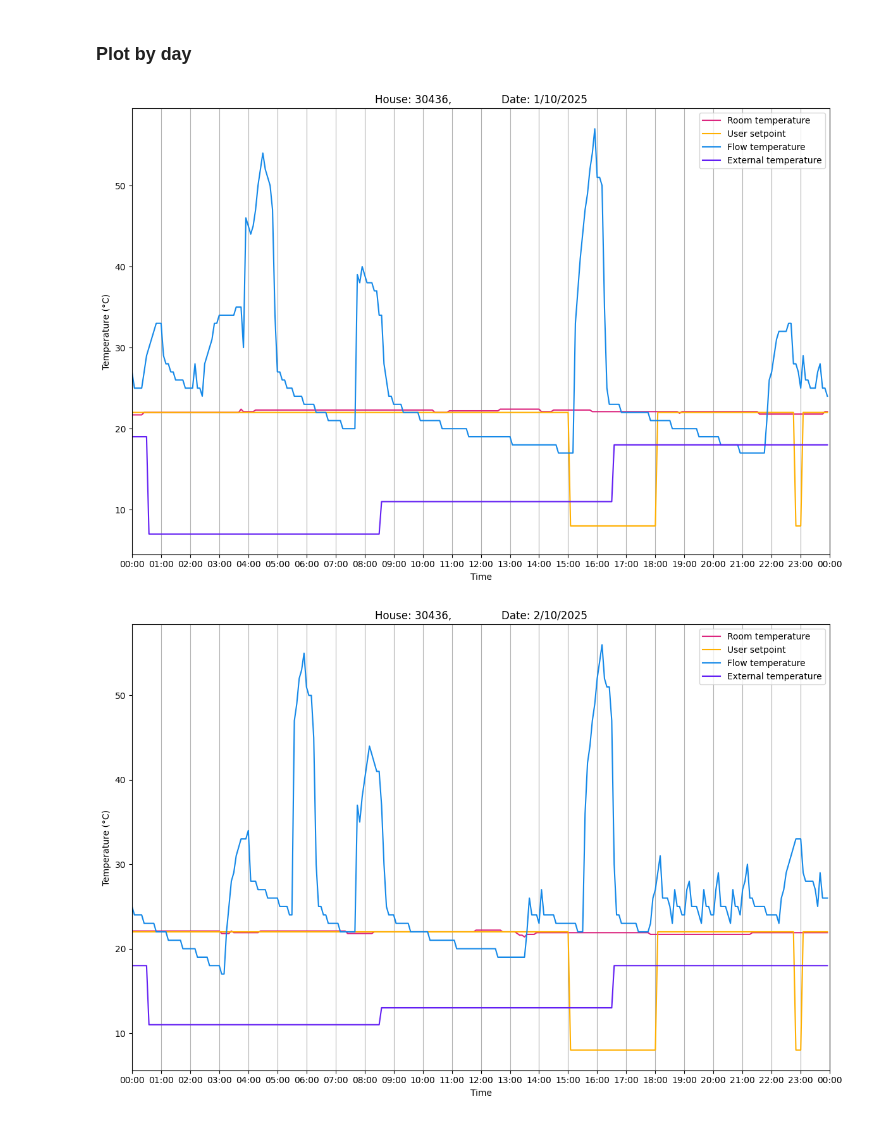
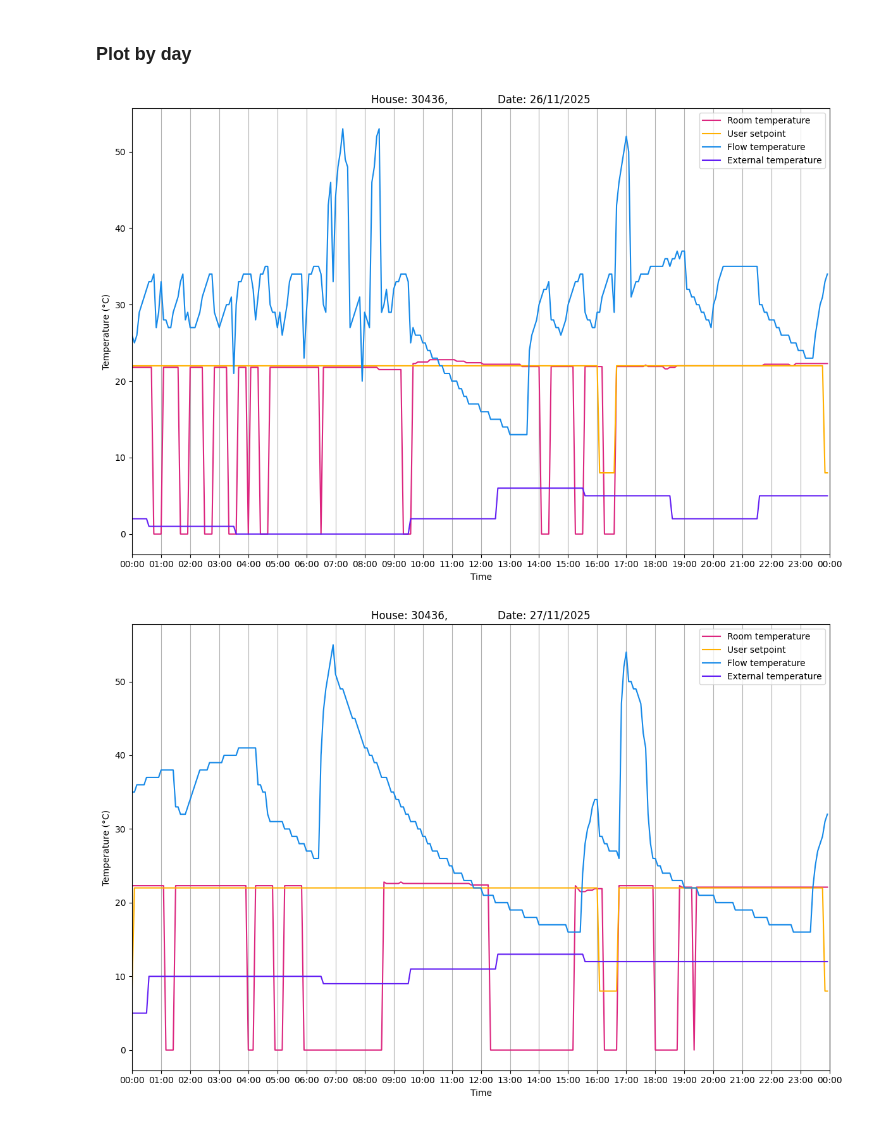
Before and after one commit to PracticeOrientedAICDT/PassivUK_Project_Spring_2026, a Jupyter notebook: EDA.ipynb, the cells around one changed output. Saved outputs shown, nothing was run; the diff lists cells and outputs as text; code cells hidden in the pictures.

Commit message:
feat - week choice index for day by day plotd

```diff
--- a/EDA.ipynb
+++ b/EDA.ipynb
@@ -112,36 +112,37 @@ for i in range(num_weeks):
 # %% [markdown]
 ### Plot by day
 # %%
+week_to_plot = 8  # Should be an int <= num_weeks corresponding to which week from the above graphs to zoom in on
 for i in range(7):
     # Slice by day
-    start_index = i*datapoints_in_day
-    end_index = i*datapoints_in_day + datapoints_in_day
+    start_index = datapoints_in_week*week_to_plot + i*datapoints_in_day
+    end_index = datapoints_in_week*week_to_plot + i*datapoints_in_day + datapoints_in_day
 
     dates = house_df["Datetime"][start_index:end_index]
     room_temp = house_df["Room temperature (Zone 1) (°C)"][start_index:end_index]
     user_setpoint = house_df["Setpoint temperature (Zone 1) (°C)"][start_index:end_index]
     flow_temp = house_df["Flow temperature (°C)"][start_index:end_index]
     # flow_setpoint = house_df["Flow temperature setpoint (°C)"][start_index:end_index]
     ext_temp = house_df["External temperature (°C)"][start_index:end_index]
 
     # Plot temperature variation across training dataset
     fig = plt.figure(figsize=(12,8), layout="tight")
     plt.plot(dates, room_temp, label="Room temperature", c=colours[0])
     plt.plot(dates, user_setpoint, label="User setpoint", c=colours[1])
     plt.plot(dates, flow_temp, label="Flow temperature", c=colours[2])
     # plt.plot(dates, flow_setpoint, label="Flow setpoint")
     plt.plot(dates, ext_temp, label="External temperature", c=colours[3])
     ax = plt.gca()
     ax.xaxis.set_major_locator(HourLocator(interval=1))
     ax.xaxis.set_major_formatter(DateFormatter('%H:%M'))
     plt.xlim(house_df["Datetime"][start_index],house_df["Datetime"][end_index])
     plt.grid(visible=True, axis="x")
     plt.xlabel("Time")
     plt.ylabel("Temperature (°C)")
     plt.title(f"House: {house_id}, \
               Date: {dates[start_index].day}/{dates[start_index].month}/{dates[start_index].year}")
     plt.legend()
     plt.show()
 # %% [output]
-[figure, old version]
+[figure, new version]
-[figure, old version]
+[figure, new version]
```
Also changed, not shown: parts of 1 cell of this notebook.
